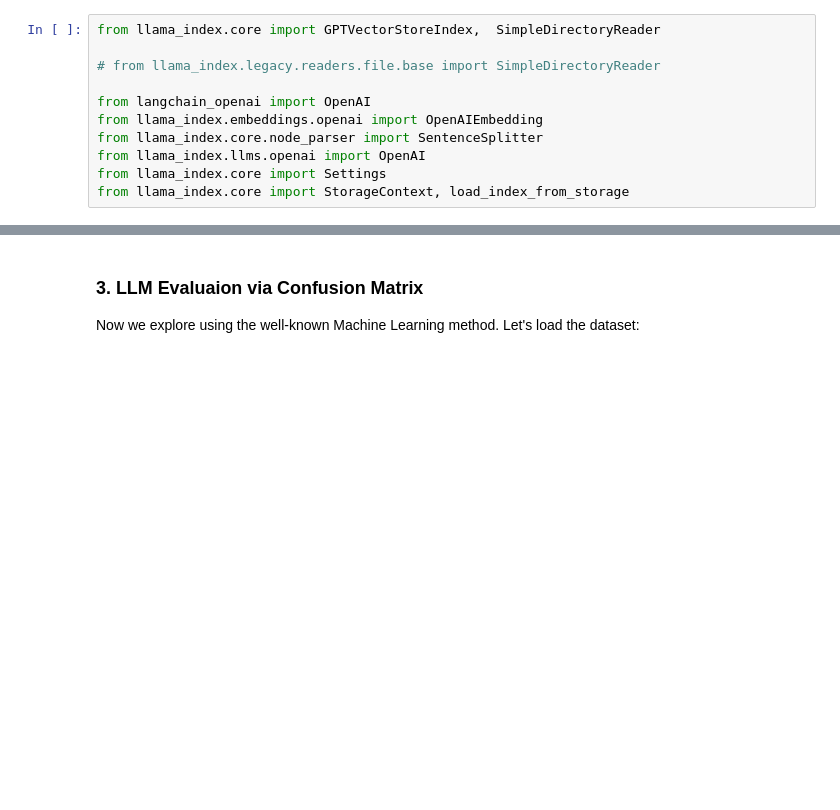
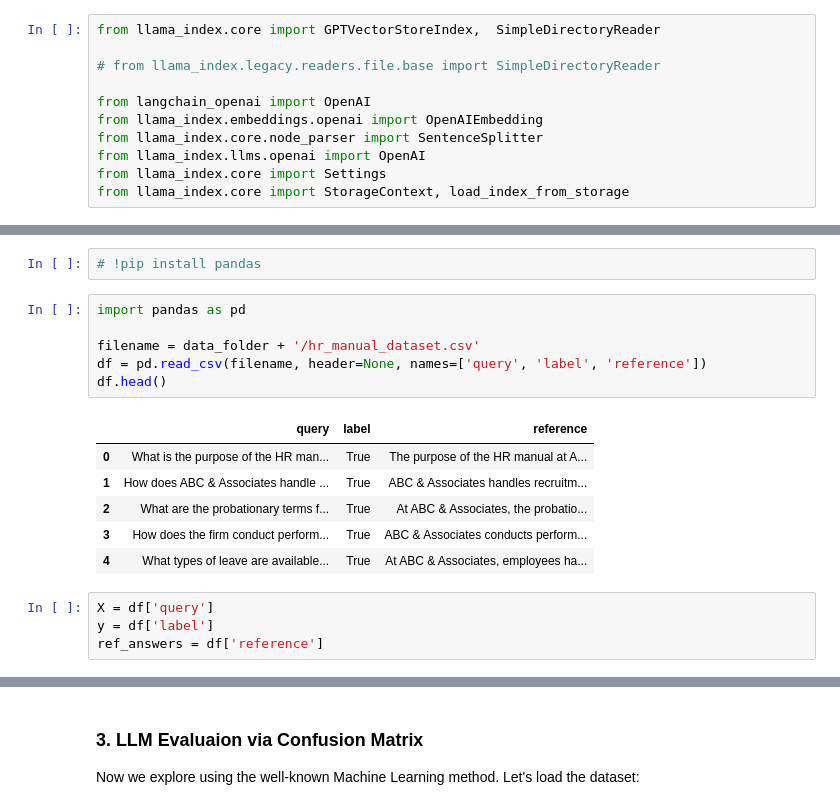
Before and after one commit to andygarcia830/aap_2024_webminar_rag_evaluation, a Jupyter notebook: RAG Evaluation Notebook.ipynb, the cells around one changed output, grey strips where cells are left out. Saved outputs shown, nothing was run; the diff lists cells and outputs as text; blank space fills up the shorter version.

```diff
--- a/RAG Evaluation Notebook.ipynb
+++ b/RAG Evaluation Notebook.ipynb
@@ -174,0 +172,19 @@ There are several ways to evaluate the performance of RAG. Here, we will explore
+# %%
+# !pip install pandas
+# %%
+import pandas as pd
+
+filename = data_folder + '/hr_manual_dataset.csv'
+df = pd.read_csv(filename, header=None, names=['query', 'label', 'reference'])
+df.head()
+# %% [output]
+|  | query | label | reference |
+| 0 | What is the purpose of the HR man... | True | The purpose of the HR manual at A... |
+| 1 | How does ABC & Associates handle ... | True | ABC & Associates handles recruitm... |
+| 2 | What are the probationary terms f... | True | At ABC & Associates, the probatio... |
+| 3 | How does the firm conduct perform... | True | ABC & Associates conducts perform... |
+| 4 | What types of leave are available... | True | At ABC & Associates, employees ha... |
+# %%
+X = df['query']
+y = df['label']
+ref_answers = df['reference']
```
Also changed, not shown: parts of 30 cells of this notebook, 6 other files.
